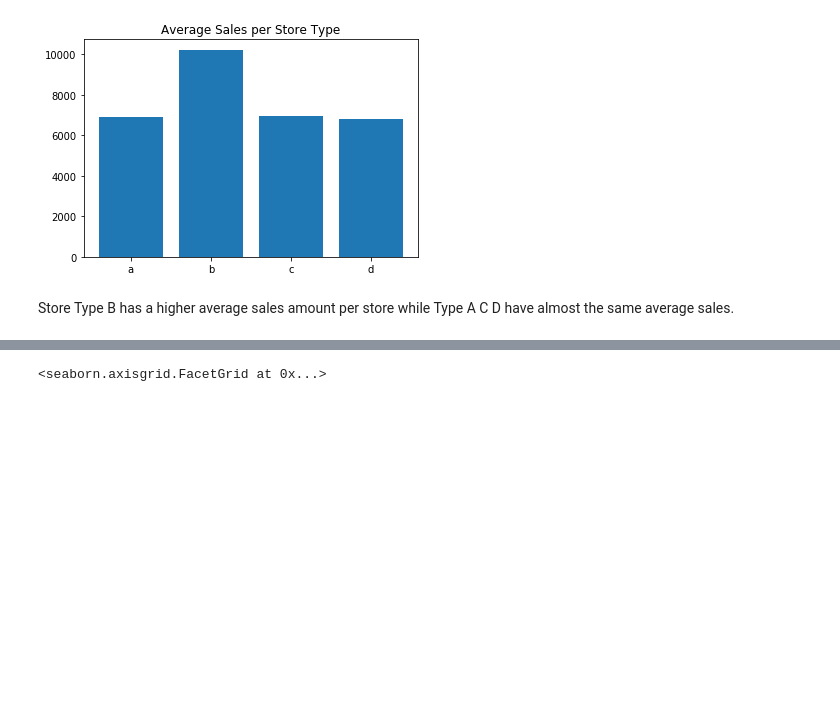
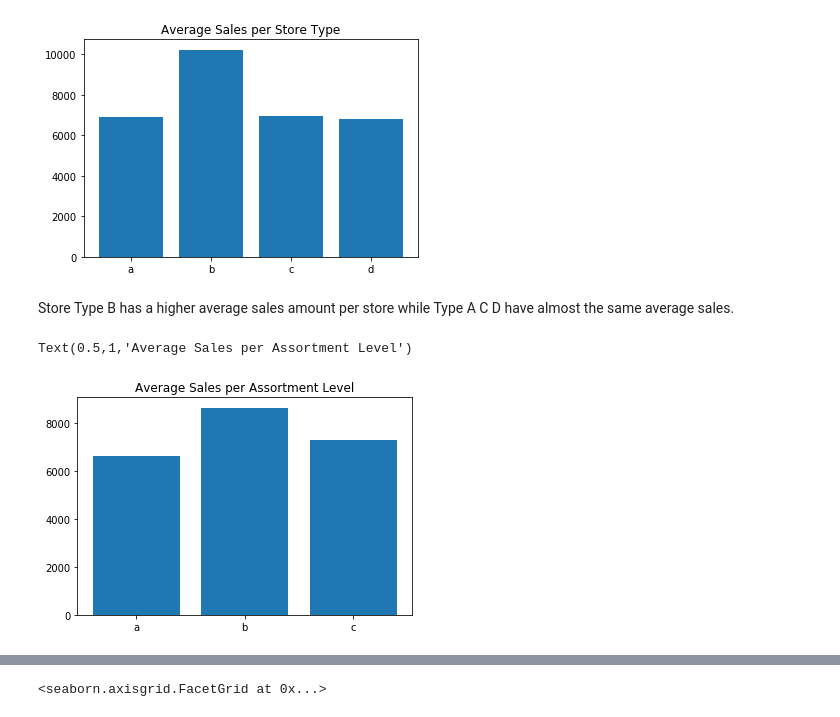
Before and after one commit to cuthlo/springboard, a Jupyter notebook: capstone_project2/EDA.ipynb, the cells around one changed output, grey strips where cells are left out. Drawn from its saved outputs; the diff is of its cells as text; code cells hidden in the pictures; blank space fills up the shorter version.

```diff
--- a/capstone_project2/EDA.ipynb
+++ b/capstone_project2/EDA.ipynb
@@ -263,3 +268,11 @@ Text(0.5,1,'Average Sales per Store Type')
 [figure]
 # %% [markdown]
 Store Type B has a higher average sales amount per store while Type A C D have almost the same average sales.
+# %%
+avg_sales = df_train_store.groupby('Assortment')['Sales'].sum()/df_train_store.groupby('Assortment')['Store'].count()
+xlabels =avg_sales.index
+plt.bar(xlabels, avg_sales.values)
+plt.title('Average Sales per Assortment Level')
+# %% [output]
+Text(0.5,1,'Average Sales per Assortment Level')
+[figure, added]
```
Also changed, not shown: parts of 9 cells of this notebook.
